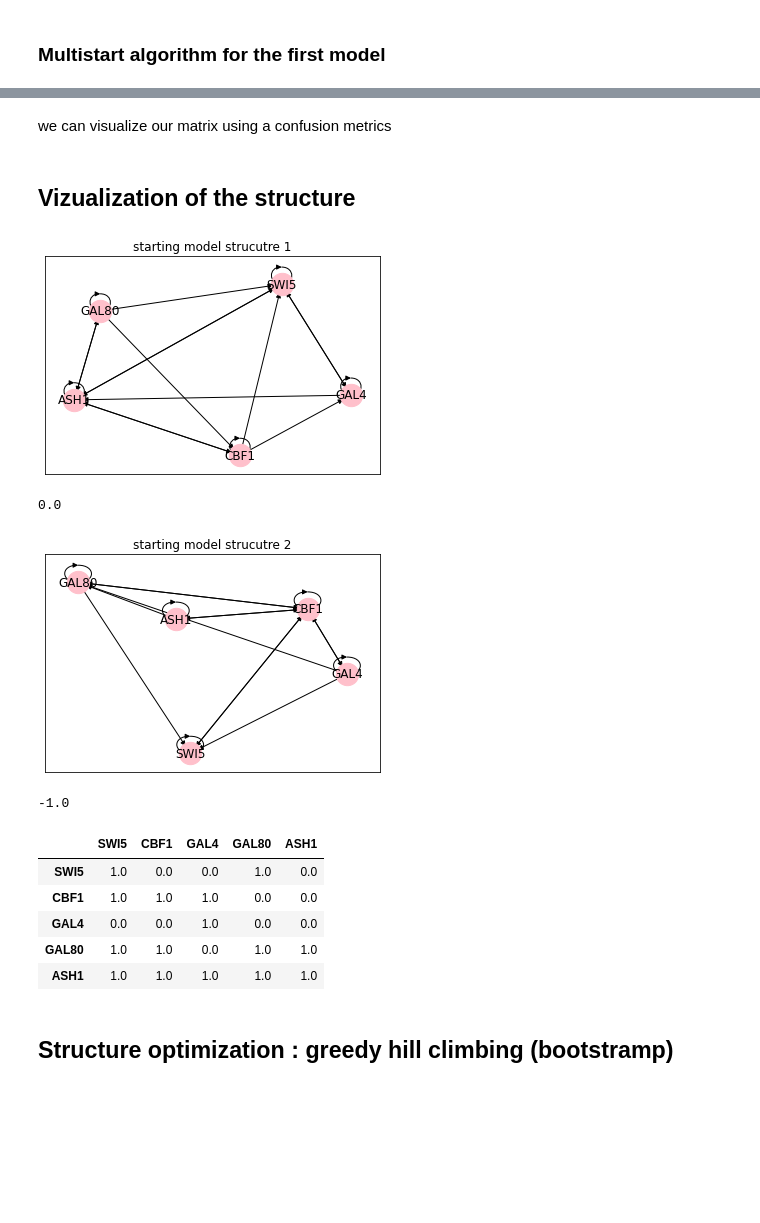
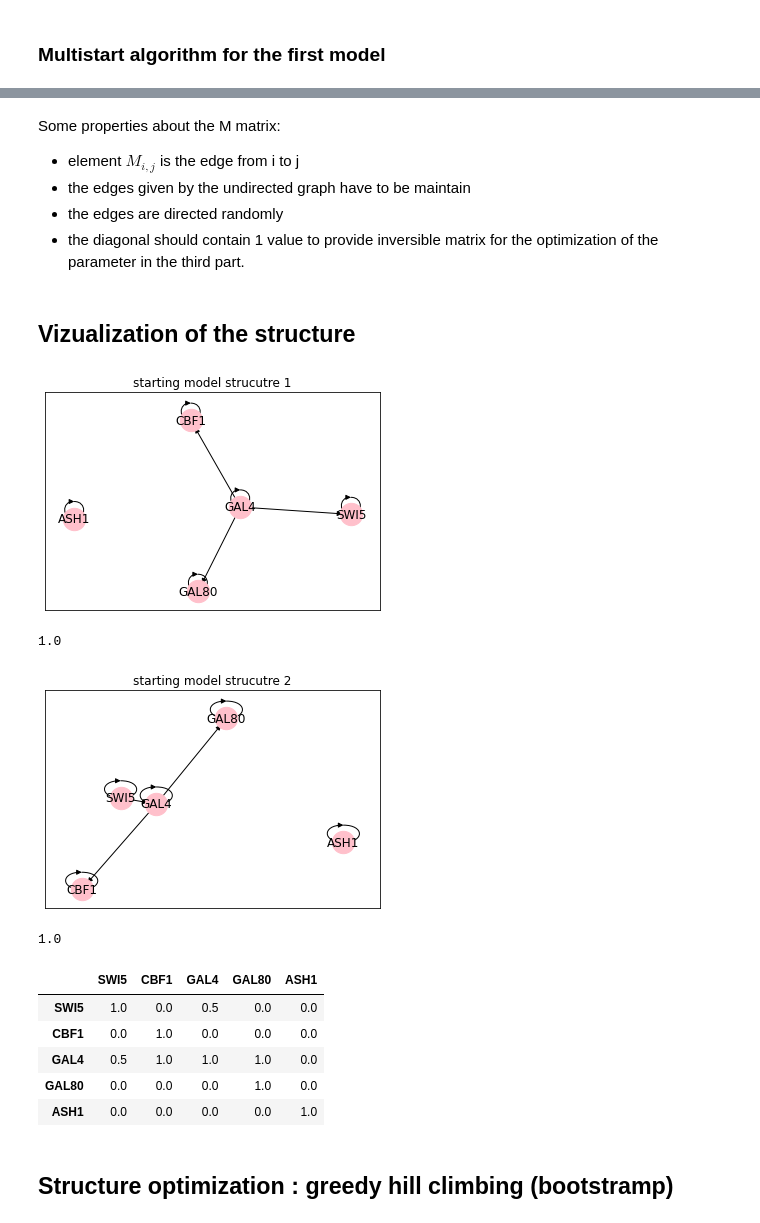
Before and after one commit to maud73/Gene_Regulatory_NW_id, a Jupyter notebook: main.ipynb, the cells around one changed output, grey strips where cells are left out. Cells and saved outputs as stored; diff of their text form; code cells hidden in the pictures; blank space fills up the shorter version.

```diff
--- a/main.ipynb
+++ b/main.ipynb
@@ -196,7 +196,6 @@ def Aracne(t, densities, joint_densities, index) :
         #triangular superior matrix
         mutual_infos[index[i][0]-1][index[i][1]-1] = mi
 
-    #print('mutual test', mutual_infos)
 
     #1 : we construct a starting graph = symetric matrix G
     G = np.ones((5,5))
@@ -215,6 +214,7 @@ def Aracne(t, densities, joint_densities, index) :
                     triplets.append([(i+1, j+1),(i+1, k+1), (j+1,k+1)])
 
     G_ = G.copy() - np.eye(5) #G_ will have 1 if the egde will be remove and 0 if it will be kept
+                            #G_ contain -1 on its diagonal
 
     #for each triplet we concerve only one edge with the max MI to evoid redundant information
     for triplet in triplets :
@@ -231,8 +231,8 @@ def Aracne(t, densities, joint_densities, index) :
         G_[max_triplet[1]-1][max_triplet[0]-1] = 0
 
     #3. we remove the redundant information
-    Gf = G - G_
 
     return G - G_
 # %%
-Aracne(20000, densities, joint_densities, index)
+treshold = 20000
+g =Aracne(treshold, densities, joint_densities, index)
@@ -253,25 +279,34 @@ We're going to generate 3 starting matrix using the observation that we can do a
+# %% [markdown]
+Some properties about the M matrix:
+- element $M_{i,j}$ is the edge from i to j
+- the edges given by the undirected graph have to be maintain
+- the edges are directed randomly
+- the diagonal should contain 1 value to provide inversible matrix for the optimization of the parameter in the third part.
 # %%
-def multistart_generation(N):
+def multistart_generation(G,N):
     '''
     generate a list of N starting matrix according to the condition.
+
+    parameters :
+    G : triangular superior matrix of 0 or 1. Contains the inforamtionabout the undirected graph.
+    N : int, number of starting matrix returned
 
     return :
     list of N matrix 5x5 with 1 or 0 value
     '''
     M = []
-    for i in range(N): M.append(np.zeros((5,5)))
+    for i in range(N): M.append(np.zeros((5,5))) #building of the matrix
 
     for m in M:
         for i in range(5) :
-            for j in range(5):
-                if (j == 3 or j== 4) and (i==3 or i == 4) :
-                    m[i][j] = np.random.choice([0, 1], p=[.2, .8]) #gal4 and gal80 may interact
-                else : m[i][j] = np.random.choice([0, 1], p=[.5, .5])
+            for j in range(i,5):
+                if G[i][j] == 1 :
+                    cond = np.random.choice(['from i to j', 'from j to i'], p=[.5, .5])
+                    if cond == 'from i to j' : m[i][j] = 1
+                    else : m[j][i] = 1
 
                 if i == j : m[i][j] = 1 #force inversible model
     return M
-# %% [markdown]
-we can visualize our matrix using a confusion metrics
 # %% [markdown]
 ## Vizualization of the structure
 # %%
@@ -305,16 +340,16 @@ def vizualize_model(m, index):
     plt.show()
 # %%
 #TEST :
-M = multistart_generation(2)
+M = multistart_generation(g,2)
 
 for i in range(len(M)) :
     vizualize_model(M[i], i)
     print(np.linalg.det(M[i]))
 # %% [output]
-[figure, old version]
+[figure, new version]
-0.0
+1.0
-[figure, old version]
+[figure, new version]
--1.0
+1.0
 # %%
 #vizalization of the average of the interactions
 M_average = sum(M)/len(M)
@@ -322,11 +357,11 @@ average_data = pd.DataFrame(M_average, index=data.columns[1:], columns=data.colu
 average_data.head()
 # %% [output]
 |  | SWI5 | CBF1 | GAL4 | GAL80 | ASH1 |
-| SWI5 | 1.0 | 0.0 | 0.0 | 1.0 | 0.0 |
-| CBF1 | 1.0 | 1.0 | 1.0 | 0.0 | 0.0 |
-| GAL4 | 0.0 | 0.0 | 1.0 | 0.0 | 0.0 |
-| GAL80 | 1.0 | 1.0 | 0.0 | 1.0 | 1.0 |
-| ASH1 | 1.0 | 1.0 | 1.0 | 1.0 | 1.0 |
+| SWI5 | 1.0 | 0.0 | 0.5 | 0.0 | 0.0 |
+| CBF1 | 0.0 | 1.0 | 0.0 | 0.0 | 0.0 |
+| GAL4 | 0.5 | 1.0 | 1.0 | 1.0 | 0.0 |
+| GAL80 | 0.0 | 0.0 | 0.0 | 1.0 | 0.0 |
+| ASH1 | 0.0 | 0.0 | 0.0 | 0.0 | 1.0 |
 # %% [markdown]
 ## Structure optimization : greedy hill climbing (bootstramp)
 # %% [markdown]
```
Also changed, not shown: parts of 14 cells of this notebook.
